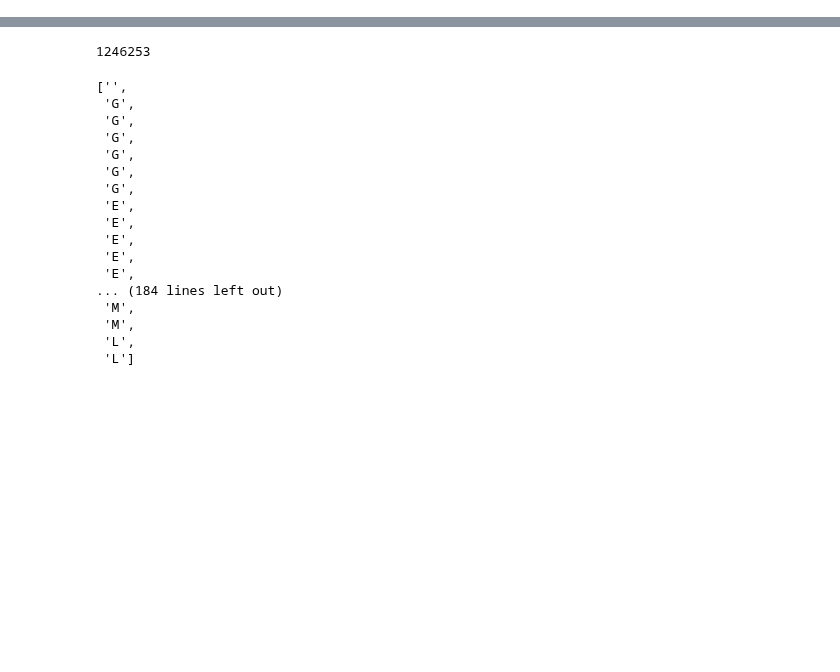
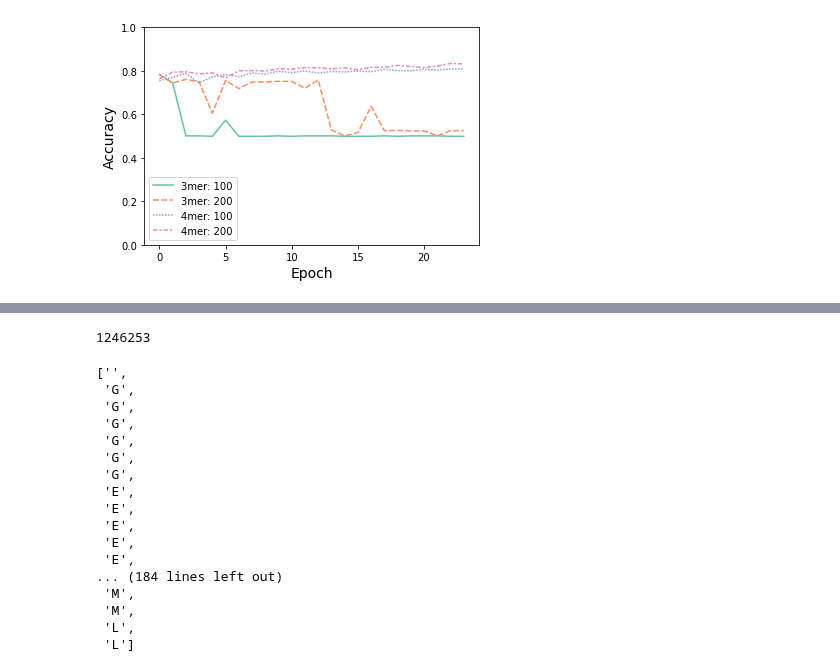
Before and after one commit to caocao0525/NSP, a Jupyter notebook: sandbox_incl_result_analysis.ipynb, the cells around one changed output, grey strips where cells are left out. Cells and saved outputs as stored; diff of their text form; code cells hidden in the pictures; blank space fills up the shorter version.

```diff
--- a/sandbox_incl_result_analysis.ipynb
+++ b/sandbox_incl_result_analysis.ipynb
@@ -9,0 +17,34 @@ import itertools
+# %%
+def eval2df(file_path):
+    eval_df=pd.read_csv(file_path, header=None, index_col=False, \
+                        names=["k","acc","auc","f1","mcc","precision","recall"], sep="\s", engine="python")
+    return eval_df
+# %%
+eval3_ori_path=loc_file(path,3,"ori")
+eval3_200_path=loc_file(path,3,"maxlen_200")
+eval4_ori_path=loc_file(path,4,"ori")
+eval4_200_path=loc_file(path,4,"maxlen_200")
+# %%
+eval3_ori_df=eval2df(eval3_ori_path)
+eval3_200_df=eval2df(eval3_200_path)
+eval4_ori_df=eval2df(eval4_ori_path)
+eval4_200_df=eval2df(eval4_200_path)
+# %%
+eval34_acc=pd.concat([eval3_ori_df["acc"],eval3_200_df["acc"],eval4_ori_df["acc"],eval4_200_df["acc"]],\
+                    axis=1)
+eval34_acc.columns=["3mer: 100","3mer: 200","4mer: 100","4mer: 200"]
+eval34_auc=pd.concat([eval3_ori_df["auc"],eval3_200_df["auc"],eval4_ori_df["auc"],eval4_200_df["auc"]],\
+                    axis=1)
+eval34_auc.columns=["3mer: 100","3mer: 200","4mer: 100","4mer: 200"]
+eval34_f1=pd.concat([eval3_ori_df["f1"],eval3_200_df["f1"],eval4_ori_df["f1"],eval4_200_df["f1"]],\
+                    axis=1)
+eval34_f1.columns=["3mer: 100","3mer: 200","4mer: 100","4mer: 200"]
+# %%
+fig=plt.figure(figsize=(6,4))
+p=sns.lineplot(data=eval34_acc, palette="Set2")
+p.set_ylim([0.0,1.0])
+p.set_ylabel("Accuracy", fontsize=14)
+p.set_xlabel("Epoch", fontsize=14)
+plt.show()
+# %% [output]
+[figure, added]
```
Also changed, not shown: parts of 13 cells of this notebook, 1 other file.
